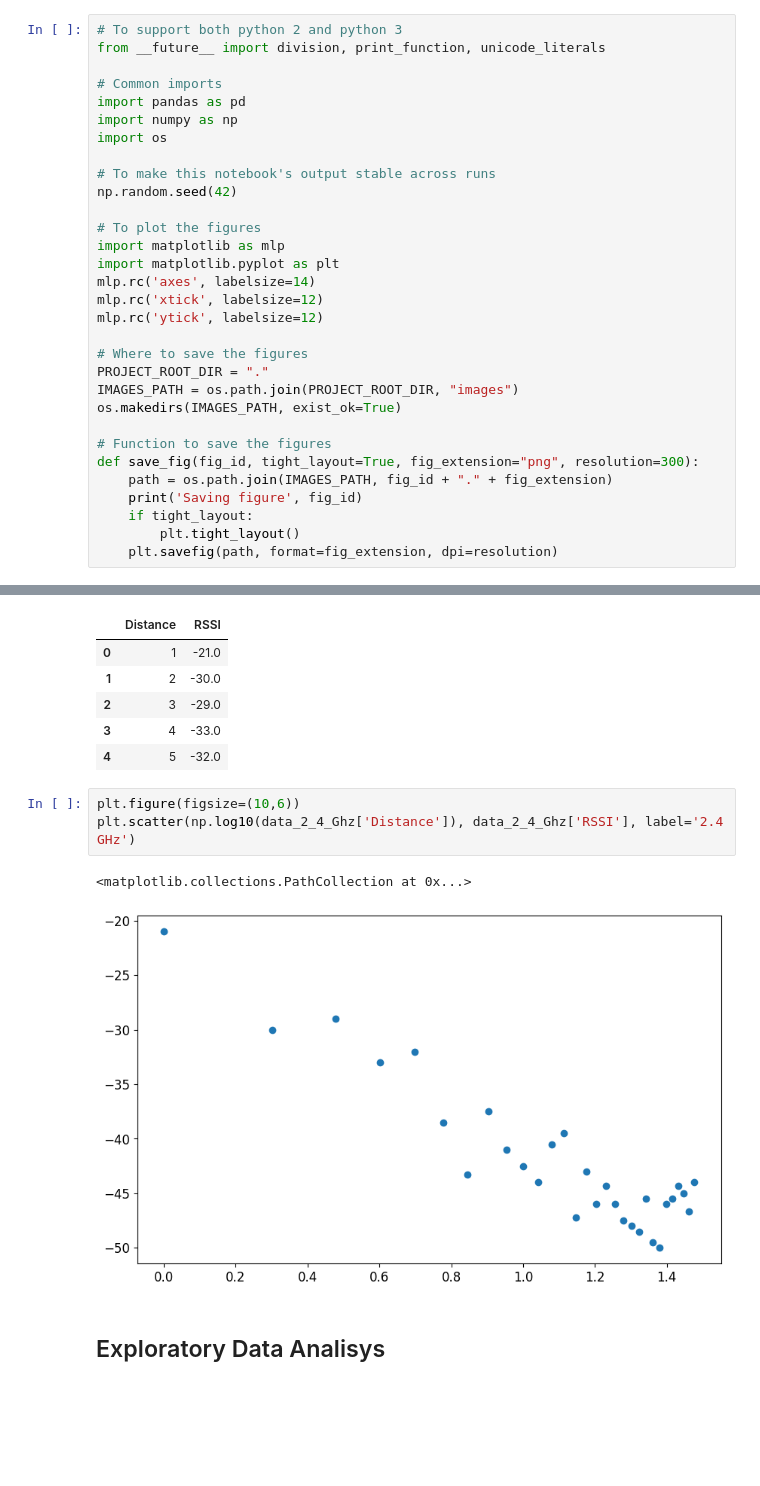
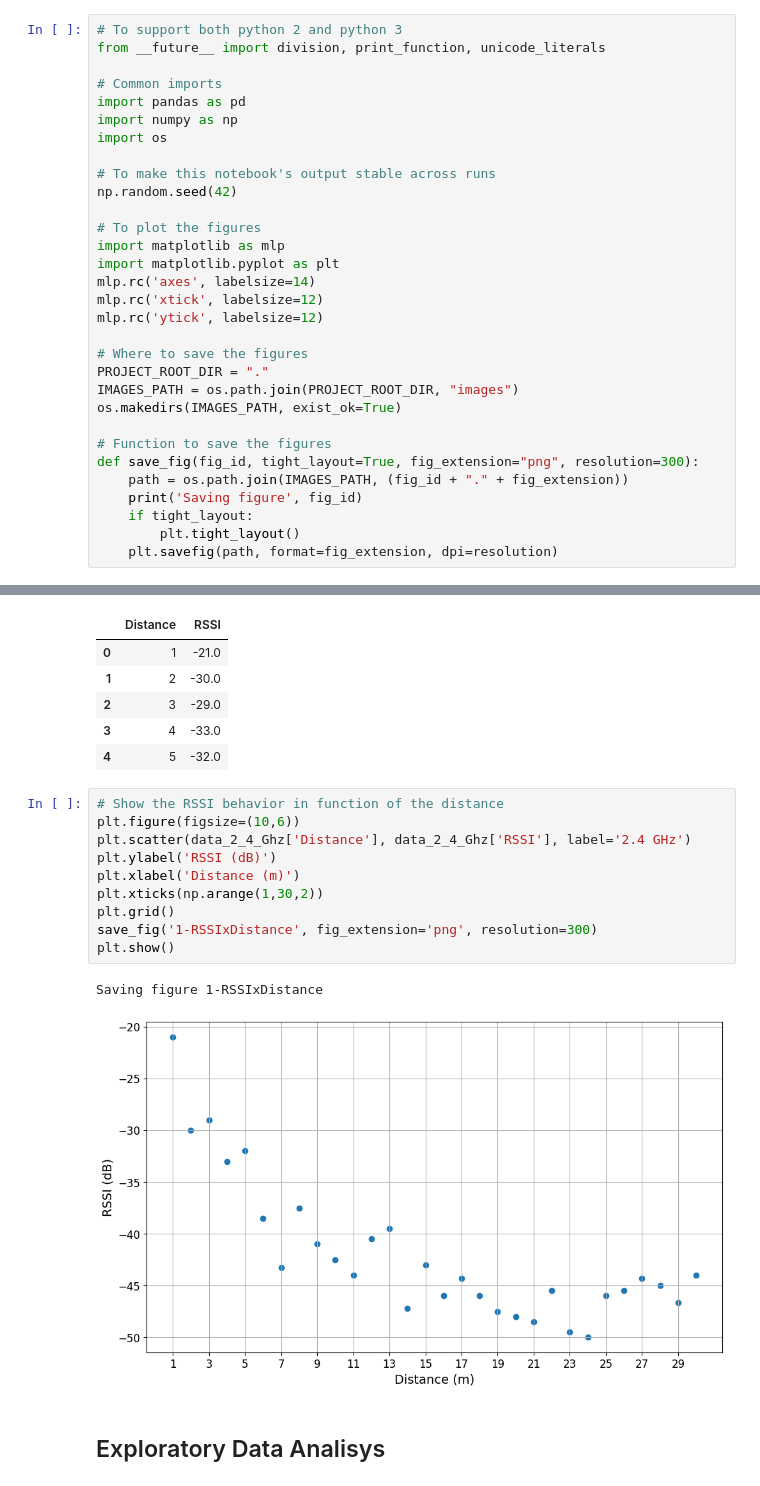
Before and after one commit to albert-santos/path_loss_prediction, a Jupyter notebook: path_loss_prediction.ipynb, the cells around one changed output, grey strips where cells are left out. Cells and saved outputs as stored; diff of their text form; blank space fills up the shorter version.

Commit message:
Plot the figure of RSSI x Distance
Show the RSSI behavior in function of the distance.

And fix a bug in function that save the figures -> save_fig()

```diff
--- a/path_loss_prediction.ipynb
+++ b/path_loss_prediction.ipynb
@@ -26,7 +26,7 @@ os.makedirs(IMAGES_PATH, exist_ok=True)
 
 # Function to save the figures
 def save_fig(fig_id, tight_layout=True, fig_extension="png", resolution=300):
-    path = os.path.join(IMAGES_PATH, fig_id + "." + fig_extension)
+    path = os.path.join(IMAGES_PATH, (fig_id + "." + fig_extension))
     print('Saving figure', fig_id)
     if tight_layout:
         plt.tight_layout()
@@ -56,12 +56,19 @@ data_2_4_Ghz.head()
 | 2 | 3 | -29.0 |
 | 3 | 4 | -33.0 |
 | 4 | 5 | -32.0 |
-# %%
-plt.figure(figsize=(10,6))
-plt.scatter(np.log10(data_2_4_Ghz['Distance']), data_2_4_Ghz['RSSI'], label='2.4 GHz')
-# %% [output]
-<matplotlib.collections.PathCollection at 0x...>
-[figure, removed]
+# %%
+# Show the RSSI behavior in function of the distance
+plt.figure(figsize=(10,6))
+plt.scatter(data_2_4_Ghz['Distance'], data_2_4_Ghz['RSSI'], label='2.4 GHz')
+plt.ylabel('RSSI (dB)')
+plt.xlabel('Distance (m)')
+plt.xticks(np.arange(1,30,2))
+plt.grid()
+save_fig('1-RSSIxDistance', fig_extension='png', resolution=300)
+plt.show()
+# %% [output]
+Saving figure 1-RSSIxDistance
+[figure, added]
 # %% [markdown]
 ## Exploratory Data Analisys
 # %%
```
Also changed, not shown: 1 other file.
